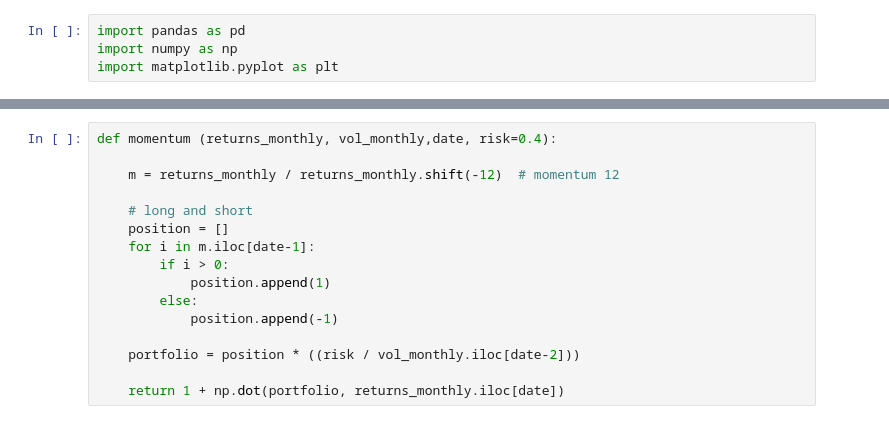
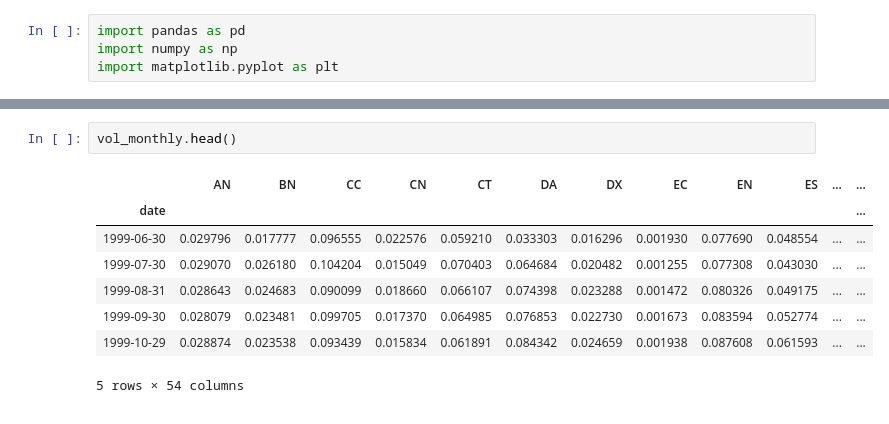
Before and after one commit to turing-usp/Momentum, a Jupyter notebook: leme/TSMOM_Leme.ipynb, the cells around one changed output, grey strips where cells are left out. Saved outputs shown, nothing was run; the diff lists cells and outputs as text.

```diff
--- a/leme/TSMOM_Leme.ipynb
+++ b/leme/TSMOM_Leme.ipynb
@@ -42,16 +39,11 @@ vol_monthly = vol_daily.resample('BM').last().ffill()
-# %%
-def momentum (returns_monthly, vol_monthly,date, risk=0.4):
-
-    m = returns_monthly / returns_monthly.shift(-12)  # momentum 12
-
-    # long and short
-    position = []
-    for i in m.iloc[date-1]:
-        if i > 0:
-            position.append(1)
-        else:
-            position.append(-1)
-
-    portfolio = position * ((risk / vol_monthly.iloc[date-2]))
-
-    return 1 + np.dot(portfolio, returns_monthly.iloc[date])
+# %%
+vol_monthly.head()
+# %% [output]
+|  | AN | BN | CC | CN | CT | DA | DX | EC | EN | ES | ... | ... |
+| date |  |  |  |  |  |  |  |  |  |  |  | ... |
+| 1999-06-30 | 0.029796 | 0.017777 | 0.096555 | 0.022576 | 0.059210 | 0.033303 | 0.016296 | 0.001930 | 0.077690 | 0.048554 | ... | ... |
+| 1999-07-30 | 0.029070 | 0.026180 | 0.104204 | 0.015049 | 0.070403 | 0.064684 | 0.020482 | 0.001255 | 0.077308 | 0.043030 | ... | ... |
+| 1999-08-31 | 0.028643 | 0.024683 | 0.090099 | 0.018660 | 0.066107 | 0.074398 | 0.023288 | 0.001472 | 0.080326 | 0.049175 | ... | ... |
+| 1999-09-30 | 0.028079 | 0.023481 | 0.099705 | 0.017370 | 0.064985 | 0.076853 | 0.022730 | 0.001673 | 0.083594 | 0.052774 | ... | ... |
+| 1999-10-29 | 0.028874 | 0.023538 | 0.093439 | 0.015834 | 0.061891 | 0.084342 | 0.024659 | 0.001938 | 0.087608 | 0.061593 | ... | ... |
+5 rows × 54 columns
```
Also changed, not shown: parts of 20 cells of this notebook.
